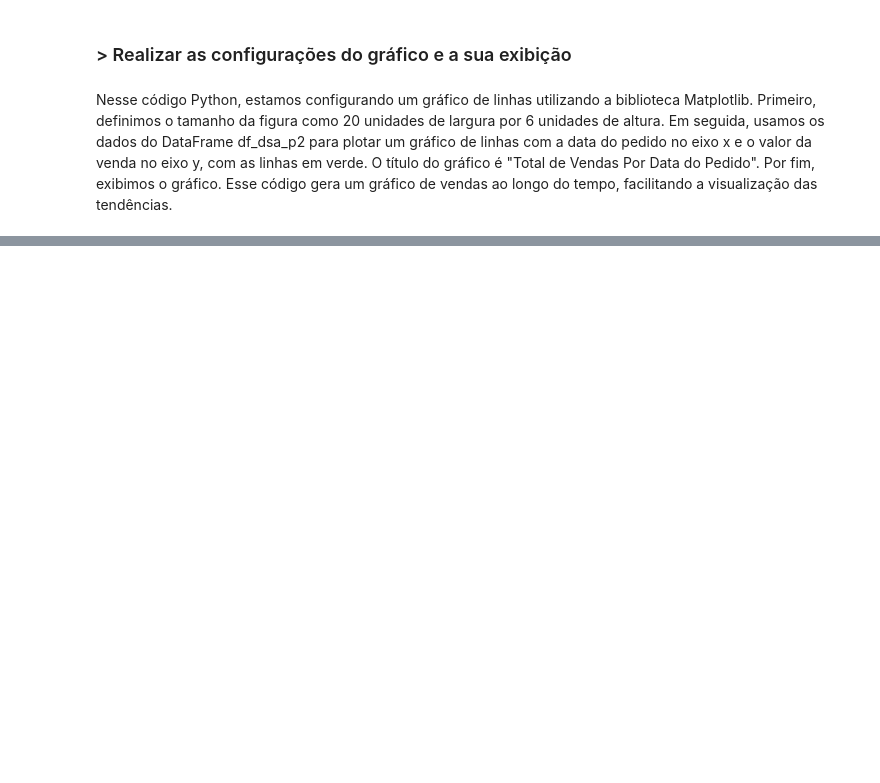
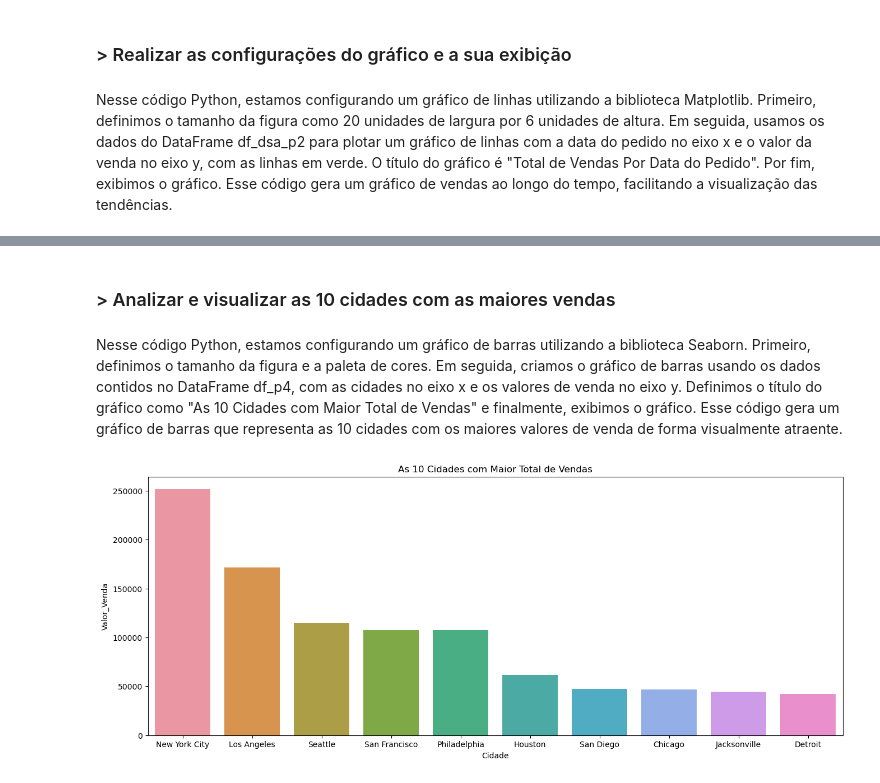
Before and after one commit to Adriano1976/Data-Science-Analysis, a Jupyter notebook: Data-Analysis-Instruments/Estudo-de-Caso-Varejo.ipynb, the cells around one changed output, grey strips where cells are left out. Drawn from its saved outputs; the diff is of its cells as text; code cells hidden in the pictures; blank space fills up the shorter version.

```diff
--- a/Data-Analysis-Instruments/Estudo-de-Caso-Varejo.ipynb
+++ b/Data-Analysis-Instruments/Estudo-de-Caso-Varejo.ipynb
@@ -255,0 +337,4 @@ plt.show()
+# %%
+
+df_p4 = df.groupby('Cidade')['Valor_Venda'].sum().reset_index().sort_values(by = 'Valor_Venda', ascending = False).head(10)
+df_p4
@@ -255,0 +353,20 @@ plt.show()
+# %% [markdown]
+### > Analizar e visualizar as 10 cidades com as maiores vendas
+# %% [markdown]
+Nesse código Python, estamos configurando um gráfico de barras utilizando a biblioteca Seaborn. Primeiro, definimos o tamanho da figura e a paleta de cores. Em seguida, criamos o gráfico de barras usando os dados contidos no DataFrame df_p4, com as cidades no eixo x e os valores de venda no eixo y. Definimos o título do gráfico como "As 10 Cidades com Maior Total de Vendas" e finalmente, exibimos o gráfico. Esse código gera um gráfico de barras que representa as 10 cidades com os maiores valores de venda de forma visualmente atraente.
+# %%
+
+# Configuração do gráfico
+plt.figure(figsize=(16, 6))
+sns.set_palette('coolwarm')
+
+# Criação do gráfico de barras
+sns.barplot(data=df_p4, x='Cidade', y='Valor_Venda')
+
+# Definição do título
+plt.title('As 10 Cidades com Maior Total de Vendas')
+
+# Exibição do gráfico
+plt.show()
+# %% [output]
+[figure, added]
```
Also changed, not shown: parts of 109 cells of this notebook.
